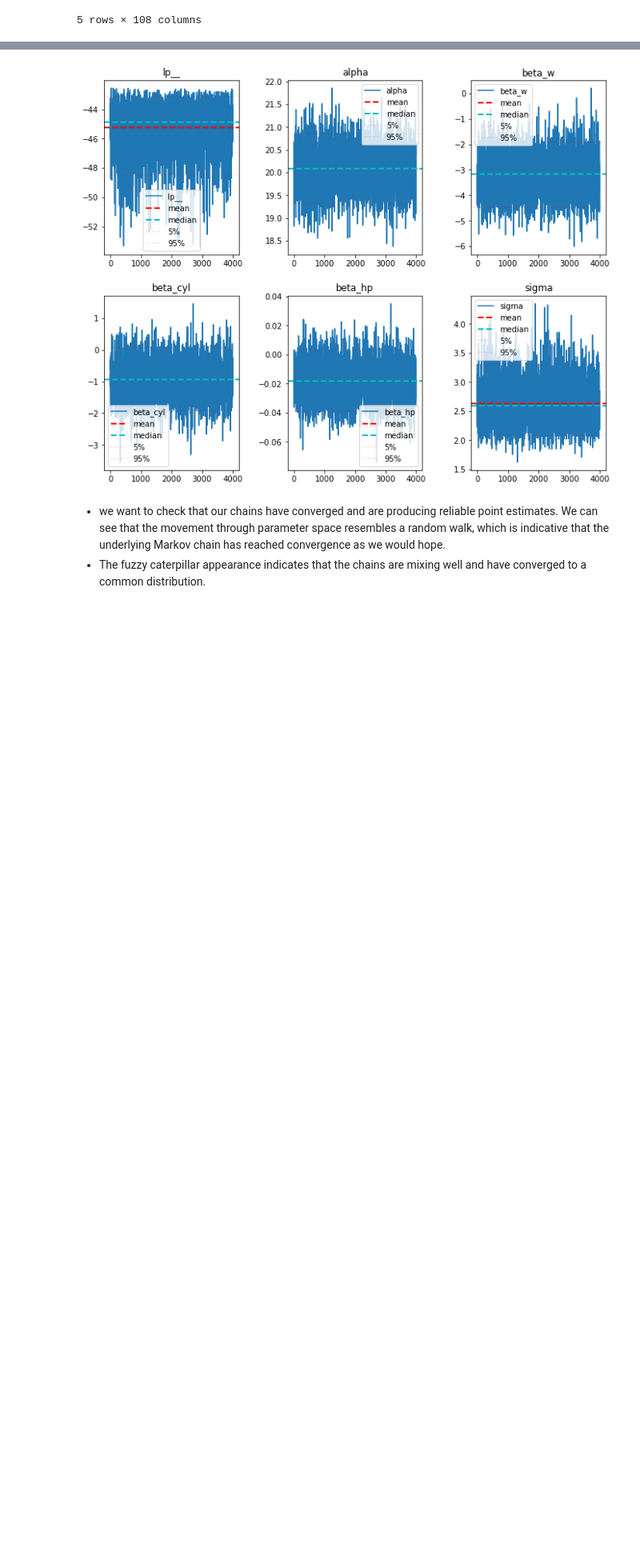
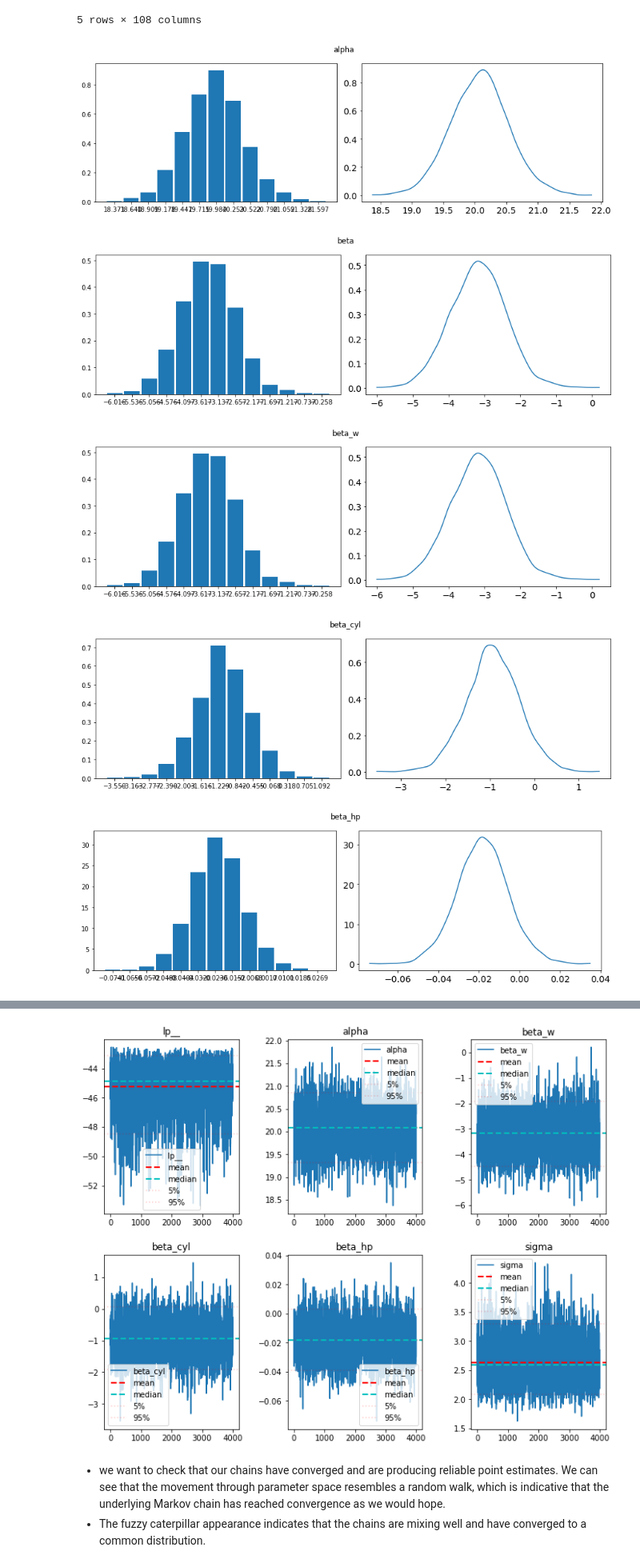
Before and after one commit to dominikwozniak/data-analytics, a Jupyter notebook: final/cars.ipynb, the cells around one changed output, grey strips where cells are left out. Shown at 80% size. Saved outputs shown, nothing was run; the diff lists cells and outputs as text; code cells hidden in the pictures; blank space fills up the shorter version.

```diff
--- a/final/cars.ipynb
+++ b/final/cars.ipynb
@@ -168,6 +168,15 @@ def show_regression(alpha, beta, alpha_mean, beta_mean, x_min=-3, x_max=3):
     plt.ylabel('mpg (miles per gallon)')
     plt.title('Fitted regression line')
     plt.show()
+
+def show_histogram(d, title):
+    fig, ax = plt.subplots(1, 2, figsize=(12, 4))
+    fig.suptitle(title)
+
+    az.plot_dist(d, kind='hist', ax=ax[0])
+    az.plot_dist(d, ax=ax[1])
+
+    plt.gcf().tight_layout()
 # %%
 SEED = 21237123
 # %% [markdown]
@@ -468,3 +479,16 @@ sigma = draws['sigma']
 
 alpha_mean = alpha.mean()
 beta_mean = beta.mean()
+# %%
+show_histogram(alpha, 'alpha')
+show_histogram(beta, 'beta')
+show_histogram(beta_w, 'beta_w')
+show_histogram(beta_cyl, 'beta_cyl')
+show_histogram(beta_hp, 'beta_hp')
+show_histogram(sigma, 'sigma')
+# %% [output]
+[figure, added]
+[figure, added]
+[figure, added]
+[figure, added]
+[figure, added]
```
Also changed, not shown: parts of 18 cells of this notebook.
